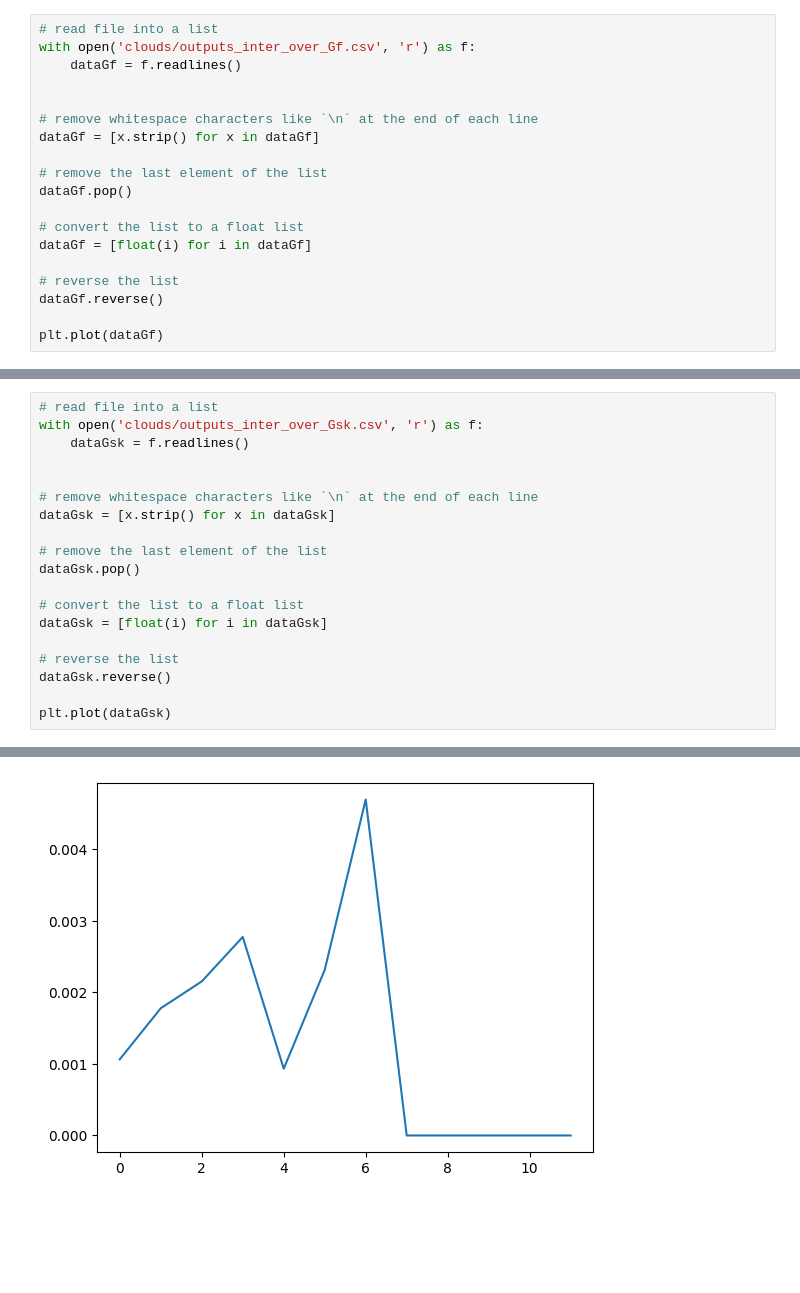
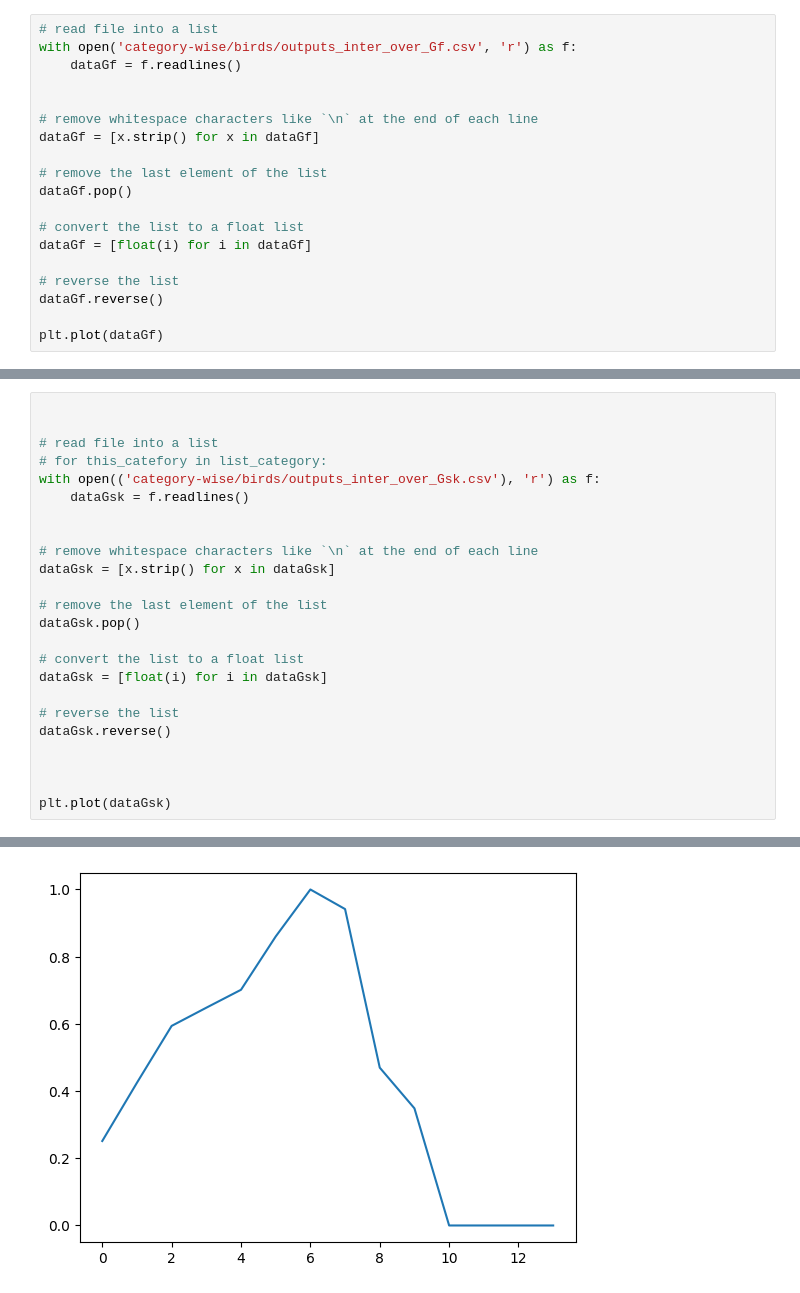
Before and after one commit to kavania2002/similarToFamiliar, a Jupyter notebook: flickr/cppPlotter.ipynb, the cells around one changed output, grey strips where cells are left out. Drawn from its saved outputs; the diff is of its cells as text; blank space fills up the shorter version.

Commit message:
Added category-wise

```diff
--- a/flickr/cppPlotter.ipynb
+++ b/flickr/cppPlotter.ipynb
@@ -3,6 +101,6 @@ import matplotlib.pyplot as plt
 # %%
 # read file into a list
-with open('clouds/outputs_inter_over_Gf.csv', 'r') as f:
+with open('category-wise/birds/outputs_inter_over_Gf.csv', 'r') as f:
     dataGf = f.readlines()
 
 
@@ -25,22 +123,27 @@ plt.plot(dataGf)
 # %%
+
+
 # read file into a list
-with open('clouds/outputs_inter_over_Gsk.csv', 'r') as f:
+# for this_catefory in list_category:
+with open(('category-wise/birds/outputs_inter_over_Gsk.csv'), 'r') as f:
     dataGsk = f.readlines()
 
 
 # remove whitespace characters like `\n` at the end of each line
 dataGsk = [x.strip() for x in dataGsk]
 
 # remove the last element of the list
 dataGsk.pop()
 
 # convert the list to a float list
 dataGsk = [float(i) for i in dataGsk]
 
 # reverse the list
 dataGsk.reverse()
 
+
+
 plt.plot(dataGsk)
 # %% [output]
 [<matplotlib.lines.Line2D at 0x...>]
-[figure, old version]
+[figure, new version]
```
Also changed, not shown: parts of 4 cells of this notebook.
